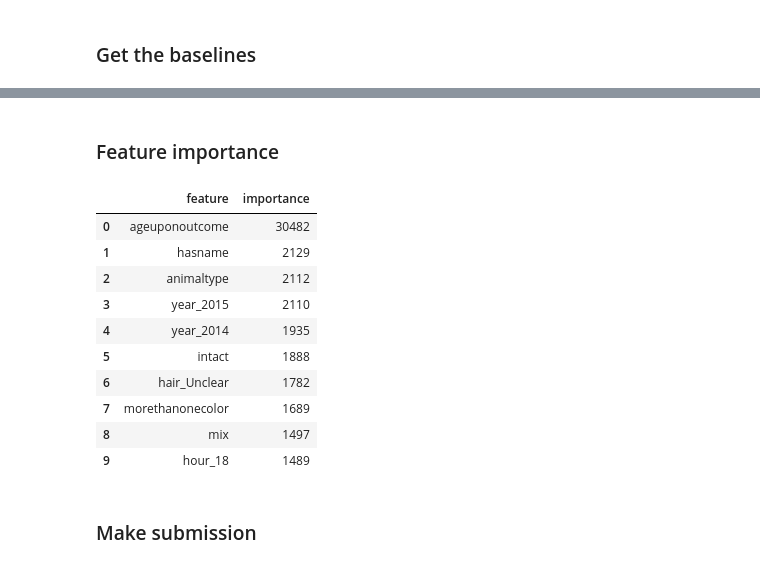
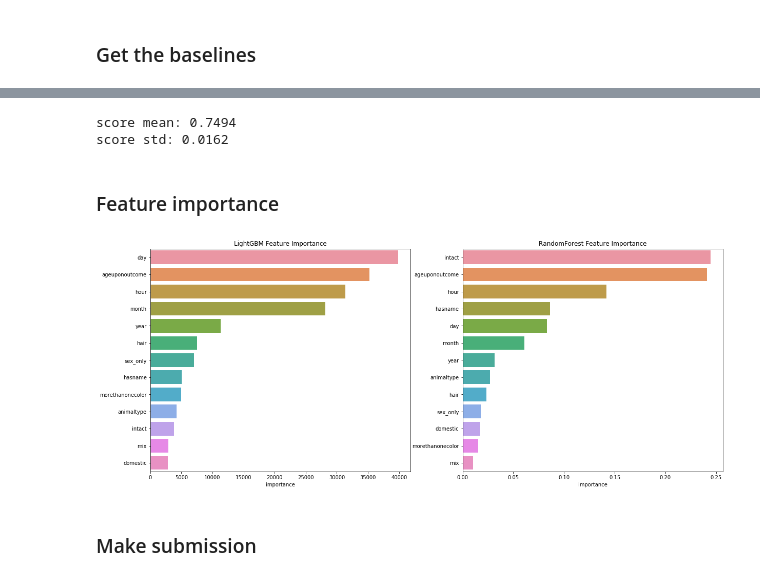
Before and after one commit to EricLiuLR/Machine_Learning_Projects, a Jupyter notebook: Shelter_Animal_Outcome/model.ipynb, the cells around one changed output, grey strips where cells are left out. Saved outputs shown, nothing was run; the diff lists cells and outputs as text; code cells hidden in the pictures.

```diff
--- a/Shelter_Animal_Outcome/model.ipynb
+++ b/Shelter_Animal_Outcome/model.ipynb
@@ -170,13 +196,15 @@ Wall time: 4min 53s
 # %%
 params = {
     'random_state': [0],
-    'n_estimators': [500],
-    'learning_rate': [0.06],
-    'num_leaves': [42],
-    'colsample_bytree': [0.8],
-    'reg_lambda': [0.01],
-    'reg_alpha': [1.0]
+    'n_estimators': [1000],
+    'learning_rate': [0.03],
+    'num_leaves': [38],
+    'max_depth': [16],
+    'reg_alpha': [1e-7],
+    'reg_lambda': [1],
+    'subsample': [0.1],
+    'colsample_bytree': [0.9]
 }
 
-clf = grid_search(LGBMClassifier(), params)
+lgb_clf = grid_search(LGBMClassifier(), params)
 # %% [output]
@@ -190,24 +217,36 @@ grid.best_params_:
+# %%
+performance(VotingClassifier([
+    ('lgb_clf', lgb_clf),
+    ('rdf_clf', rdf_clf)
+], voting='soft'))
+# %% [output]
+score mean: 0.7494
+score std: 0.0162
+# %%
+vote_clf = VotingClassifier([
+    ('lgb_clf', lgb_clf),
+    ('rdf_clf', rdf_clf)
+], voting='soft').fit(X_train, y_train)
 # %% [markdown]
 ### Feature importance
 # %%
-feature_importance = clf.fit(X_train, y_train).feature_importances_
-feature_importance = pd.Series(feature_importance, index=X_train.columns).reset_index()
-feature_importance.columns = ['feature', 'importance']
-feature_importance = feature_importance.sort_values('importance', ascending=False).reset_index(drop=True)
+import seaborn as sns
+import matplotlib.pyplot as plt
+
+plt.figure(figsize=(20, 8))
+for i, title in enumerate(['LightGBM Feature Importance', 'RandomForest Feature Importance']):
+    plt.subplot(1, 2, i+1)
+    clf = vote_clf.estimators_[i]
+    feature_importance = clf.feature_importances_
+    feature_importance = pd.Series(feature_importance, index=X_train.columns).reset_index()
+    feature_importance.columns = ['feature', 'importance']
+    feature_importance = feature_importance.sort_values('importance', ascending=False).reset_index(drop=True)
+    sns.barplot(data=feature_importance, x='importance', y='feature')
+    plt.ylabel(None)
+    plt.title(title)
+plt.show()
+# %% [output]
+[figure, added]
-# %%
-feature_importance.head(10)
-# %% [output]
-|  | feature | importance |
-| 0 | ageuponoutcome | 30482 |
-| 1 | hasname | 2129 |
-| 2 | animaltype | 2112 |
-| 3 | year_2015 | 2110 |
-| 4 | year_2014 | 1935 |
-| 5 | intact | 1888 |
-| 6 | hair_Unclear | 1782 |
-| 7 | morethanonecolor | 1689 |
-| 8 | mix | 1497 |
-| 9 | hour_18 | 1489 |
 # %% [markdown]
 ### Make submission
 # %%
```
Also changed, not shown: parts of 15 cells of this notebook, 6 other files.
